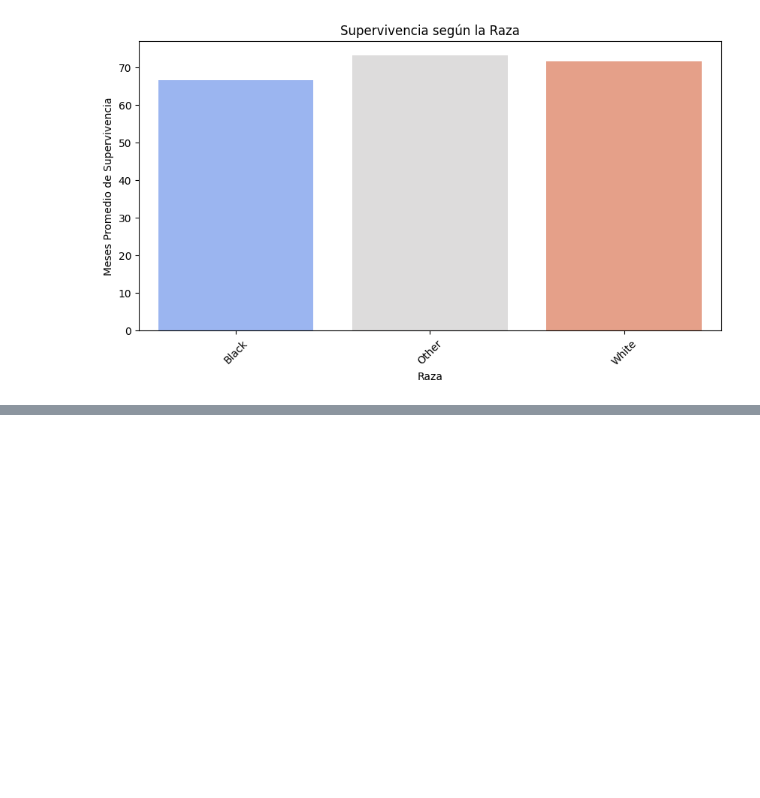
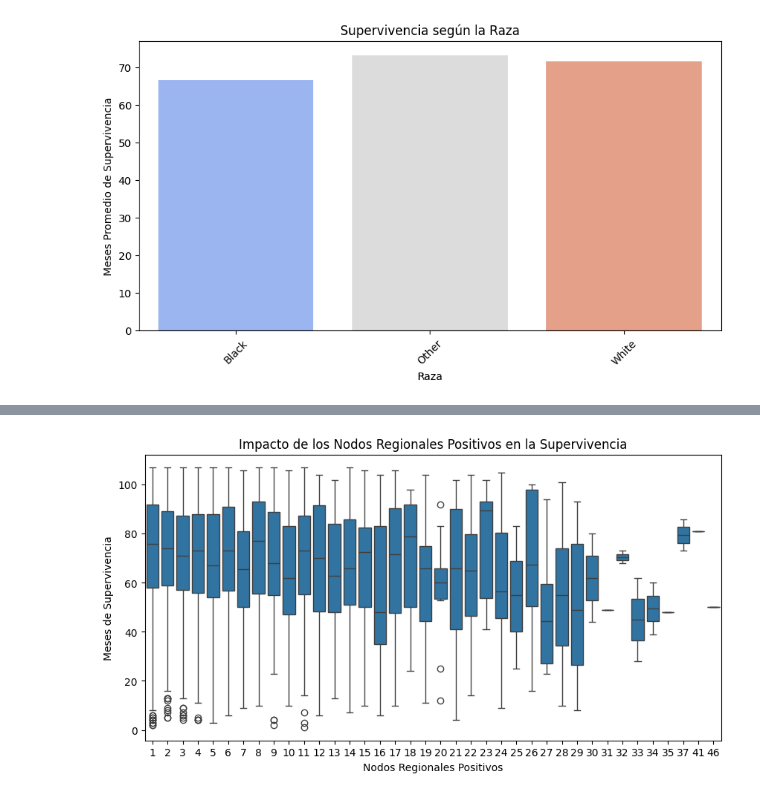
Before and after one commit to davidsc2024/cancer_dataset, a Jupyter notebook: breast_cancer.ipynb, the cells around one changed output, grey strips where cells are left out. Saved outputs shown, nothing was run; the diff lists cells and outputs as text; code cells hidden in the pictures; blank space fills up the shorter version.

```diff
--- a/breast_cancer.ipynb
+++ b/breast_cancer.ipynb
@@ -106,0 +123,10 @@ Passing `palette` without assigning `hue` is deprecated and will be removed in v
+# %%
+# Impacto de los Nodos Regionales Positivos en la Supervivencia
+plt.figure(figsize=(10, 5))
+sns.boxplot(x=df["Reginol Node Positive"], y=df["Survival Months"])
+plt.xlabel("Nodos Regionales Positivos")
+plt.ylabel("Meses de Supervivencia")
+plt.title("Impacto de los Nodos Regionales Positivos en la Supervivencia")
+plt.show()
+# %% [output]
+[figure, added]
```
Also changed, not shown: parts of 5 cells of this notebook.
